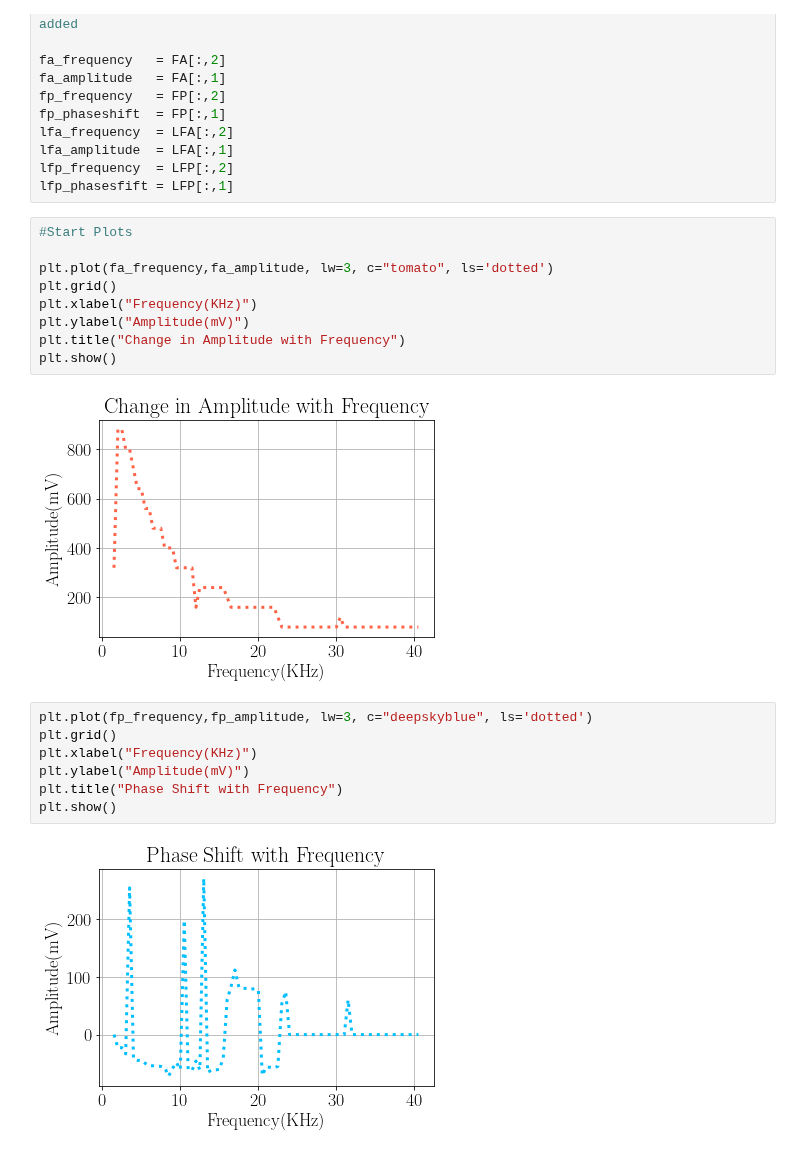
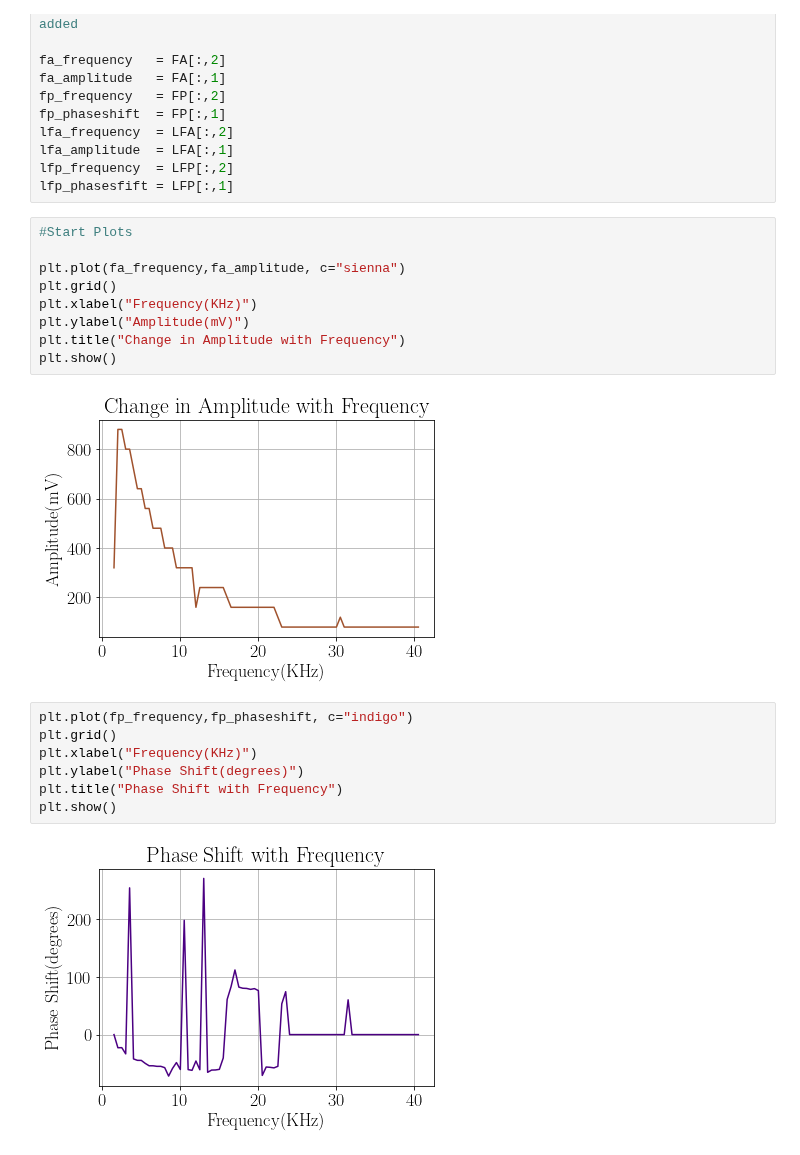
Before and after one commit to aaronkebede/PHY220, a Jupyter notebook: project-one/v2/plots.ipynb, the cells around one changed output. Saved outputs shown, nothing was run; the diff lists cells and outputs as text.

Commit message:
added the plots for the second version

```diff
--- a/project-one/v2/plots.ipynb
+++ b/project-one/v2/plots.ipynb
@@ -45,20 +45,20 @@ lfp_phasesfift = LFP[:,1]
 # %%
 #Start Plots
 
-plt.plot(fa_frequency,fa_amplitude, lw=3, c="tomato", ls='dotted')
+plt.plot(fa_frequency,fa_amplitude, c="sienna")
 plt.grid()
 plt.xlabel("Frequency(KHz)")
 plt.ylabel("Amplitude(mV)")
 plt.title("Change in Amplitude with Frequency")
 plt.show()
 # %% [output]
-[figure, old version]
+[figure, new version]
 # %%
-plt.plot(fp_frequency,fp_amplitude, lw=3, c="deepskyblue", ls='dotted')
+plt.plot(fp_frequency,fp_phaseshift, c="indigo")
 plt.grid()
 plt.xlabel("Frequency(KHz)")
-plt.ylabel("Amplitude(mV)")
+plt.ylabel("Phase Shift(degrees)")
 plt.title("Phase Shift with Frequency")
 plt.show()
 # %% [output]
-[figure, old version]
+[figure, new version]
```
Also changed, not shown: parts of 2 cells of this notebook.
